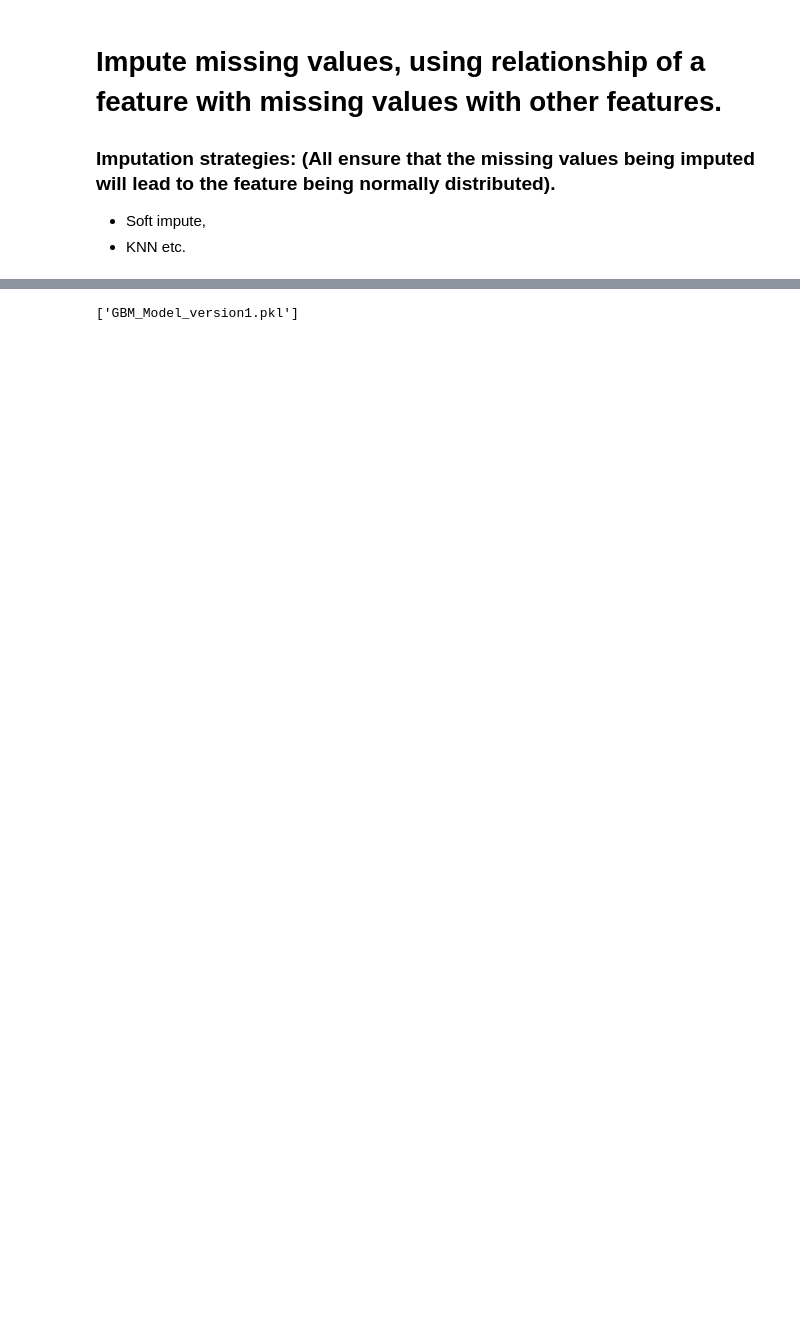
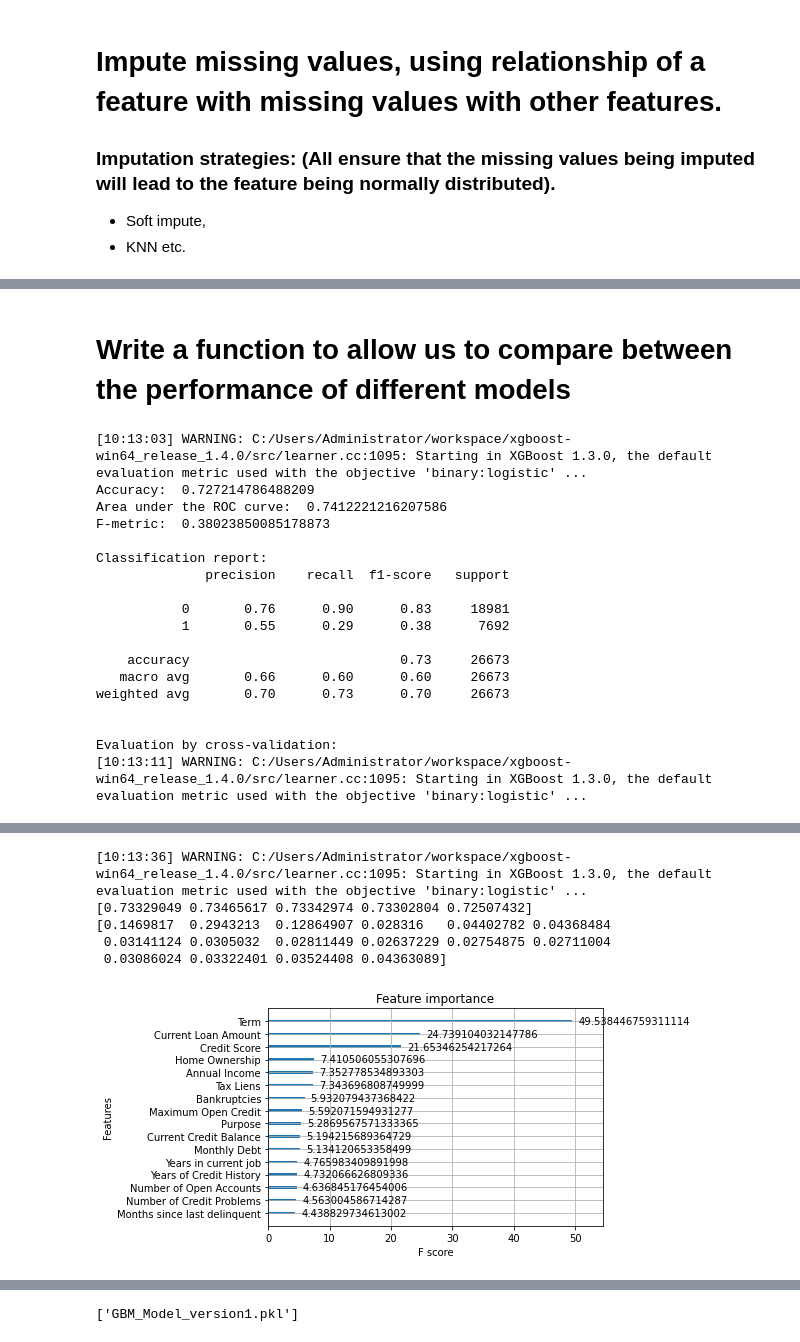
Before and after one commit to oliviaqm/Loan-eligibility-prediction-with-gradient-boosting-classifier, a Jupyter notebook: Loan_Eligibility_Prediction_using_Gradient_Boosting_Classifier_prediction.ipynb, the cells around one changed output, grey strips where cells are left out. Cells and saved outputs as stored; diff of their text form; code cells hidden in the pictures; blank space fills up the shorter version.

```diff
--- a/Loan_Eligibility_Prediction_using_Gradient_Boosting_Classifier_prediction.ipynb
+++ b/Loan_Eligibility_Prediction_using_Gradient_Boosting_Classifier_prediction.ipynb
@@ -1019 +1088,4 @@ print(X_scaled.shape)
 X_train, X_test, y_train, y_test = train_test_split(X_scaled, y, test_size=0.3, random_state=22)
+# %%
+# To get the feature names when we use "plot_importance" function, we turn X_train from np array back into pandas DF form
+X_train_df = pd.DataFrame(X_train, columns=df_LC.columns)
@@ -1019,0 +1119,2 @@ X_train, X_test, y_train, y_test = train_test_split(X_scaled, y, test_size=0.3,
+# %% [markdown]
+# Write a function to allow us to compare between the performance of different models
@@ -1019,0 +1203,34 @@ X_train, X_test, y_train, y_test = train_test_split(X_scaled, y, test_size=0.3,
+# %%
+#Finding accuracy and feature importance using XGB classifier
+# "classify" function returns the model, predicted probabilities and predicted categories of each and every data point.
+xgb0, y_pred_b, y_pred2_b = classify(XGBClassifier(), X_train_df, y_train,X_test,y_test)
+print(xgb0.feature_importances_)
+# plot feature importances of xgboost model using "plot_importance" function (imported from sklearn).
+# how feature importances are calculated:
+#”weight” is the number of times a feature appears in a tree
+#”gain” is the average gain of splits which use the feature
+#”cover” is the average coverage of splits which use the feature where coverage is defined as the number of samples affected by the split
+plot_importance(xgb0, show_values=True, importance_type='gain') # Here, we set the calculation method to "gain"
+pyplot.show()
+# get feature importances using the function "feat_importance"
+##SKLearn: Feature importances are provided by the fitted attribute feature_importances_ and they are computed as the mean and standard deviation of accumulation of the impurity decrease within each tree.
+feat1 = feat_importance(xgb0)
+# %% [output]
+[10:13:03] WARNING: C:/Users/Administrator/workspace/xgboost-win64_release_1.4.0/src/learner.cc:1095: Starting in XGBoost 1.3.0, the default evaluation metric used with the objective 'binary:logistic' ...
+Accuracy:  0.727214786488209
+Area under the ROC curve:  0.7412221216207586
+F-metric:  0.38023850085178873
+
+Classification report:
+              precision    recall  f1-score   support
+
+           0       0.76      0.90      0.83     18981
+           1       0.55      0.29      0.38      7692
+
+    accuracy                           0.73     26673
+   macro avg       0.66      0.60      0.60     26673
+weighted avg       0.70      0.73      0.70     26673
+
+
+Evaluation by cross-validation:
+[10:13:11] WARNING: C:/Users/Administrator/workspace/xgboost-win64_release_1.4.0/src/learner.cc:1095: Starting in XGBoost 1.3.0, the default evaluation metric used with the objective 'binary:logistic' ...
@@ -1019,0 +1240,6 @@ X_train, X_test, y_train, y_test = train_test_split(X_scaled, y, test_size=0.3,
+[10:13:36] WARNING: C:/Users/Administrator/workspace/xgboost-win64_release_1.4.0/src/learner.cc:1095: Starting in XGBoost 1.3.0, the default evaluation metric used with the objective 'binary:logistic' ...
+[0.73329049 0.73465617 0.73342974 0.73302804 0.72507432]
+[0.1469817  0.2943213  0.12864907 0.028316   0.04402782 0.04368484
+ 0.03141124 0.0305032  0.02811449 0.02637229 0.02754875 0.02711004
+ 0.03086024 0.03322401 0.03524408 0.04363089]
+[figure, added]
```
Also changed, not shown: parts of 53 cells of this notebook, 5 other files.
